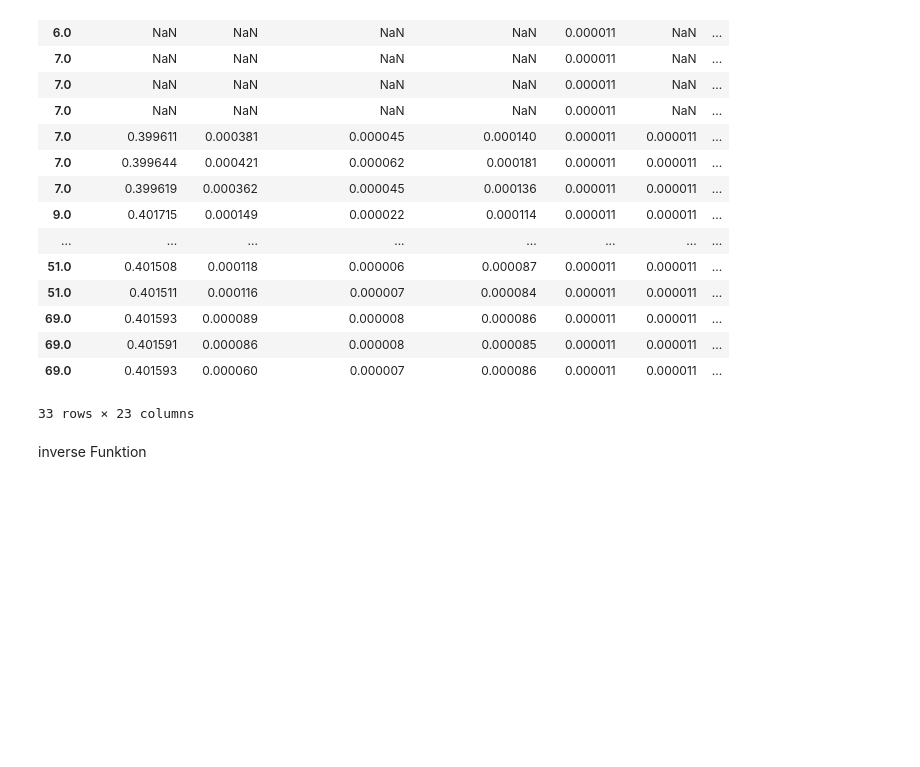
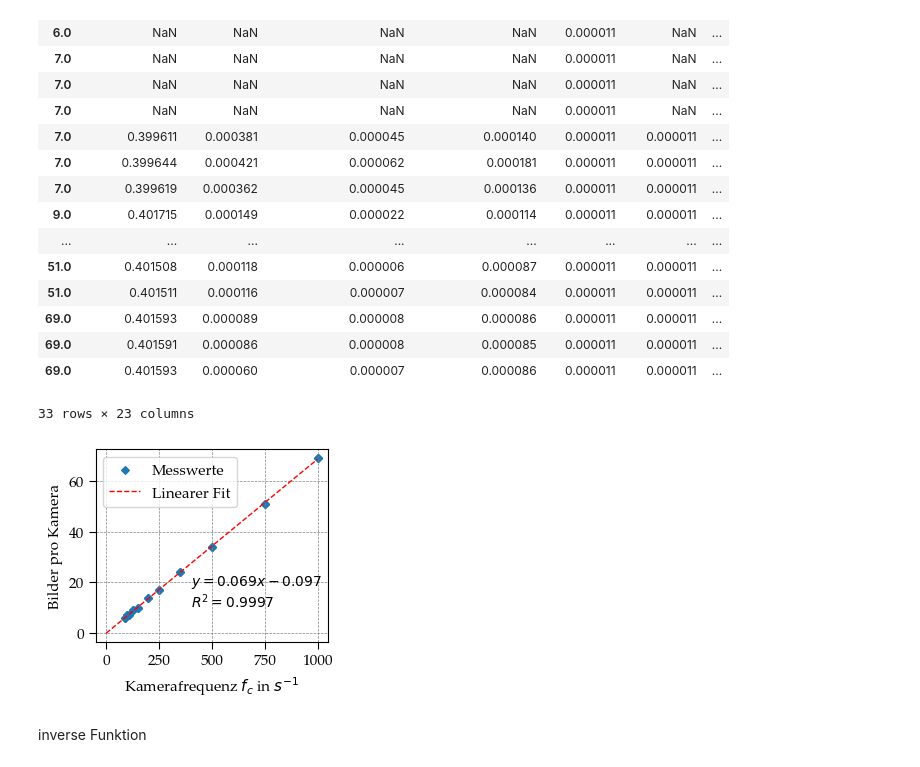
Before and after one commit to tobiashead/synthetic-pipeline-for-3d-reconstruction-of-falling-particles, a Jupyter notebook: thesis/Parameterstudie/VarFPS/Evaluate_VarFPS_ObjectCenter.ipynb, the cells around one changed output. Saved outputs shown, nothing was run; the diff lists cells and outputs as text; code cells hidden in the pictures; blank space fills up the shorter version.

```diff
--- a/thesis/Parameterstudie/VarFPS/Evaluate_VarFPS_ObjectCenter.ipynb
+++ b/thesis/Parameterstudie/VarFPS/Evaluate_VarFPS_ObjectCenter.ipynb
@@ -128,36 +130,38 @@ y = y = PSets_Eval["images"].values / PSets_Info["cam_number"].values
 
 fig, ax = plt.subplots(figsize=(3, 2.5))  # Erstellen einer Figur und eines Subplots
 ax.scatter(x, y,marker="D",s=15,label = "Messwerte")  # Erstellen eines Scatter-Plots
-ax.set_xlabel("Kamerafrequenz $f_{fps}$ in $s^{-1}$")  # Beschriftung der x-Achse
+ax.set_xlabel("Kamerafrequenz $f_{c}$ in $s^{-1}$")  # Beschriftung der x-Achse
 ax.set_ylabel("Bilder pro Kamera")  # Beschriftung der y-Achse
 ax.grid(True)
 #ax.set_xlim([0,1.05])
 #ax.set_xticks([0, 0.2, 0.4, 0.6,0.8,1])
 #ax.set_ylim([0,150])
 
 
 coef = np.polyfit(x,y,1)
 poly1d_fn = np.poly1d(coef)
 x_poly = np.linspace(0,1000)
 y_poly =  poly1d_fn(x_poly)
 # poly1d_fn is now a function which takes in x and returns an estimate for y
 plt.plot(x_poly,y_poly, '--r',linewidth = 1,label= "Linearer Fit")
 
 
 # # Calculate R-squared value
 y_pred = poly1d_fn(x)
 ss_res = np.sum((y - y_pred)** 2)  # Sum of squared residuals
 ss_tot = np.sum((y - np.mean(y))** 2)  # Total sum of squares
 r_squared = 1 - (ss_res / ss_tot)
 
 # Display the equation and R-squared on the plot
 a, b = coef  # coefficients for y = ax + b
 equation_text = f"$y = {a:.3f}x {'+' if b >= 0 else ''}{b:.3f}$\n$R^2 = {r_squared:.4f}$"
 
 ax.text(400, 10, equation_text, fontsize=10, color="black")
 plt.legend()
 #plt.savefig("NumberImages_fps.svg",bbox_inches="tight")
 plt.show()  # Anzeigen des Plots
+# %% [output]
+[figure, added]
 # %% [markdown]
 inverse Funktion
 # %%
```
Also changed, not shown: parts of 8 cells of this notebook, 11 other files.
